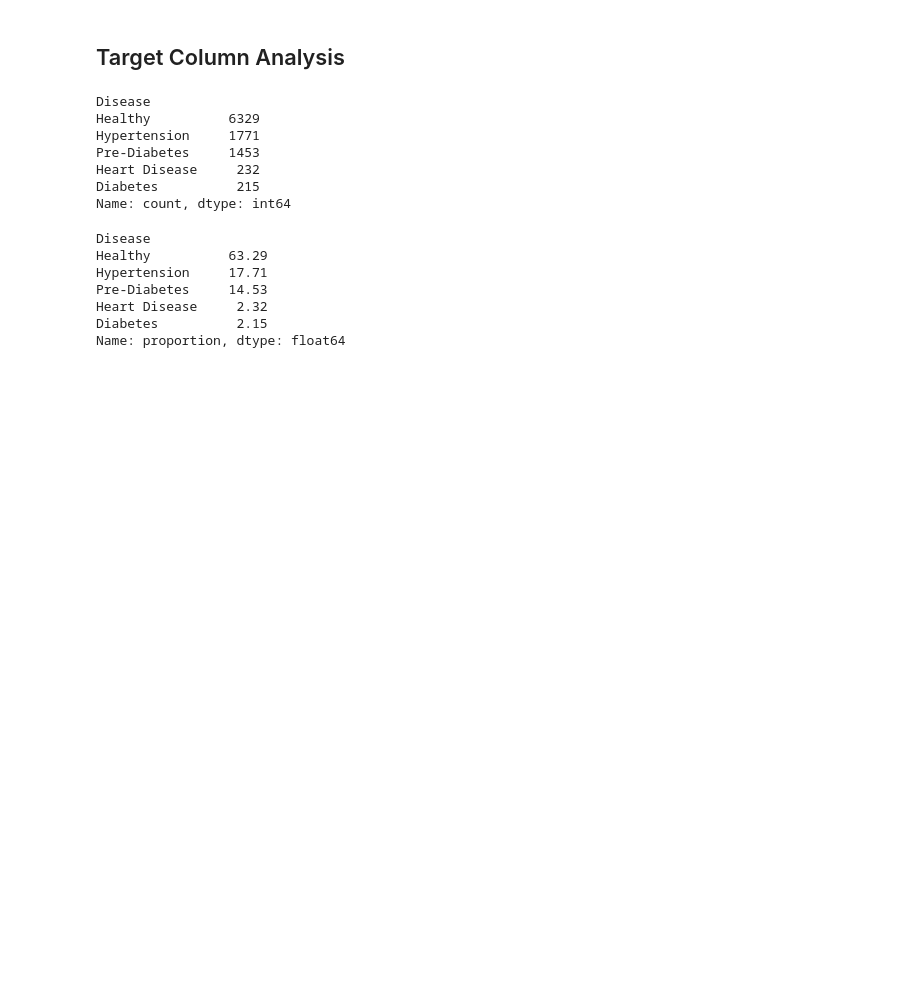
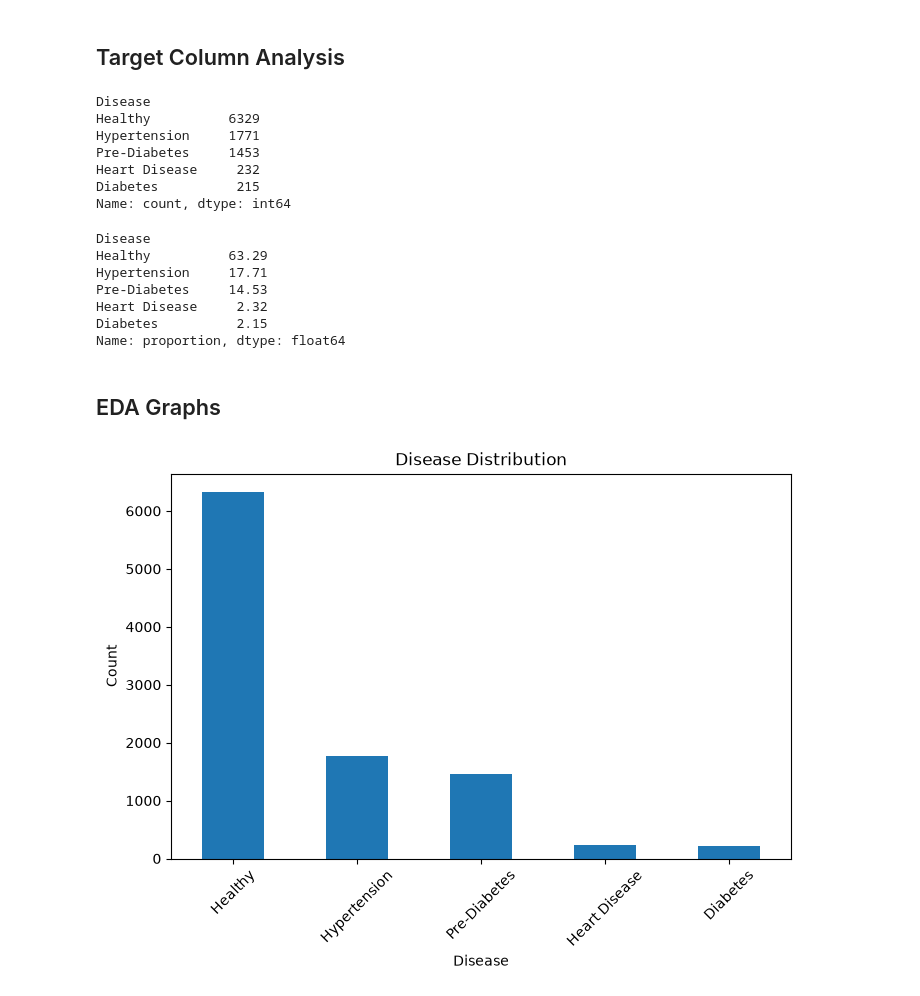
Before and after one commit to khusmeetkhaur-cloud/medical-diesesase-prediction, a Jupyter notebook: medical.ipynb, the cells around one changed output. Drawn from its saved outputs; the diff is of its cells as text; code cells hidden in the pictures; blank space fills up the shorter version.

```diff
--- a/medical.ipynb
+++ b/medical.ipynb
@@ -83,3 +83,15 @@ Pre-Diabetes     14.53
 Heart Disease     2.32
 Diabetes          2.15
 Name: proportion, dtype: float64
+# %% [markdown]
+## EDA Graphs
+# %%
+plt.figure(figsize=(8,5))
+df['Disease'].value_counts().plot(kind = 'bar')
+plt.title('Disease Distribution')
+plt.xlabel('Disease')
+plt.ylabel('Count')
+plt.xticks(rotation = 45)
+plt.show()
+# %% [output]
+[figure, added]
```
Also changed, not shown: parts of 8 cells of this notebook.
